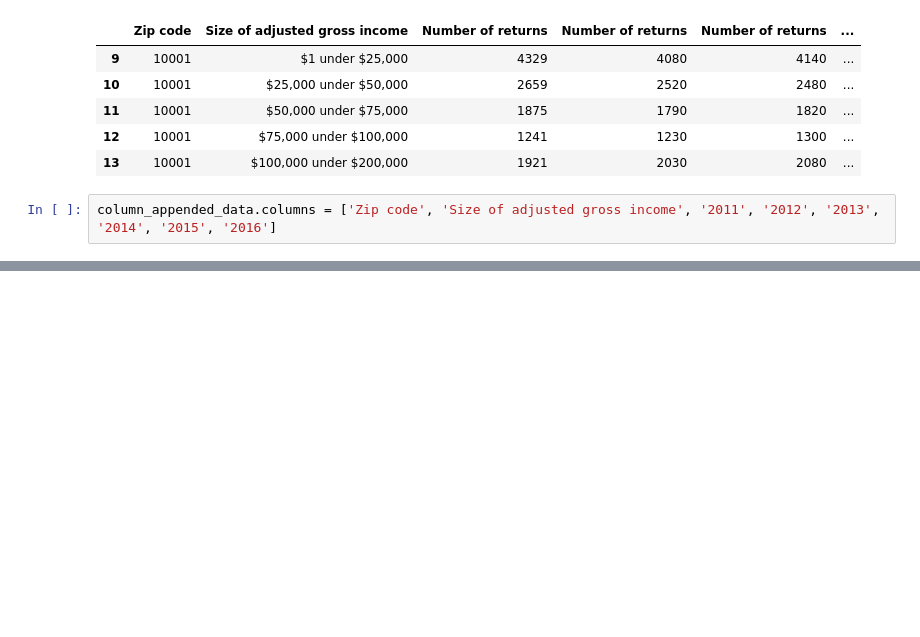
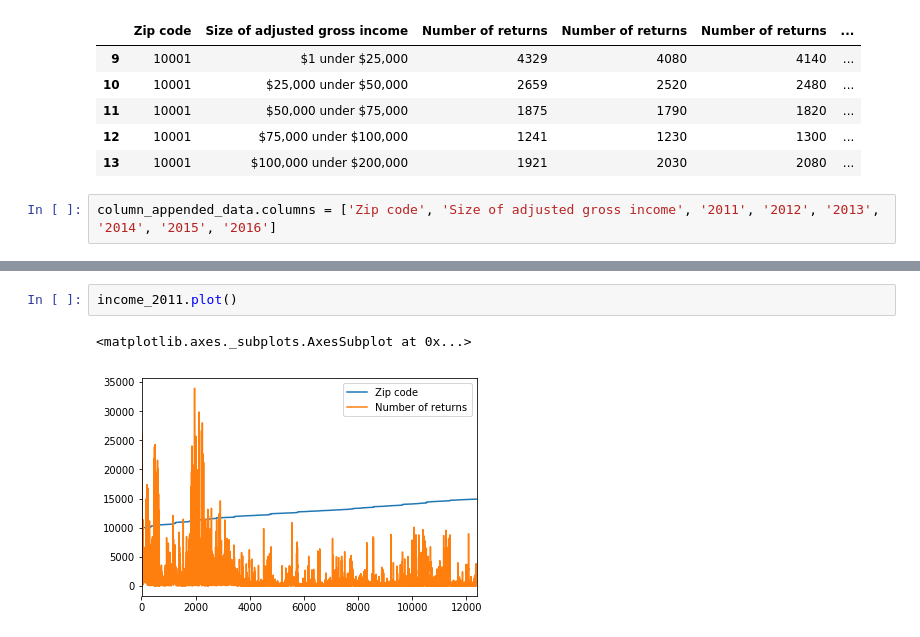
Before and after one commit to gesmith0606/three_stooges, a Jupyter notebook: code/ray_notebook.ipynb, the cells around one changed output, grey strips where cells are left out. Saved outputs shown, nothing was run; the diff lists cells and outputs as text; blank space fills up the shorter version.

```diff
--- a/code/ray_notebook.ipynb
+++ b/code/ray_notebook.ipynb
@@ -410,0 +533,5 @@ column_appended_data.head()
+# %%
+income_2011.plot()
+# %% [output]
+<matplotlib.axes._subplots.AxesSubplot at 0x...>
+[figure, added]
```
Also changed, not shown: parts of 70 cells of this notebook.
